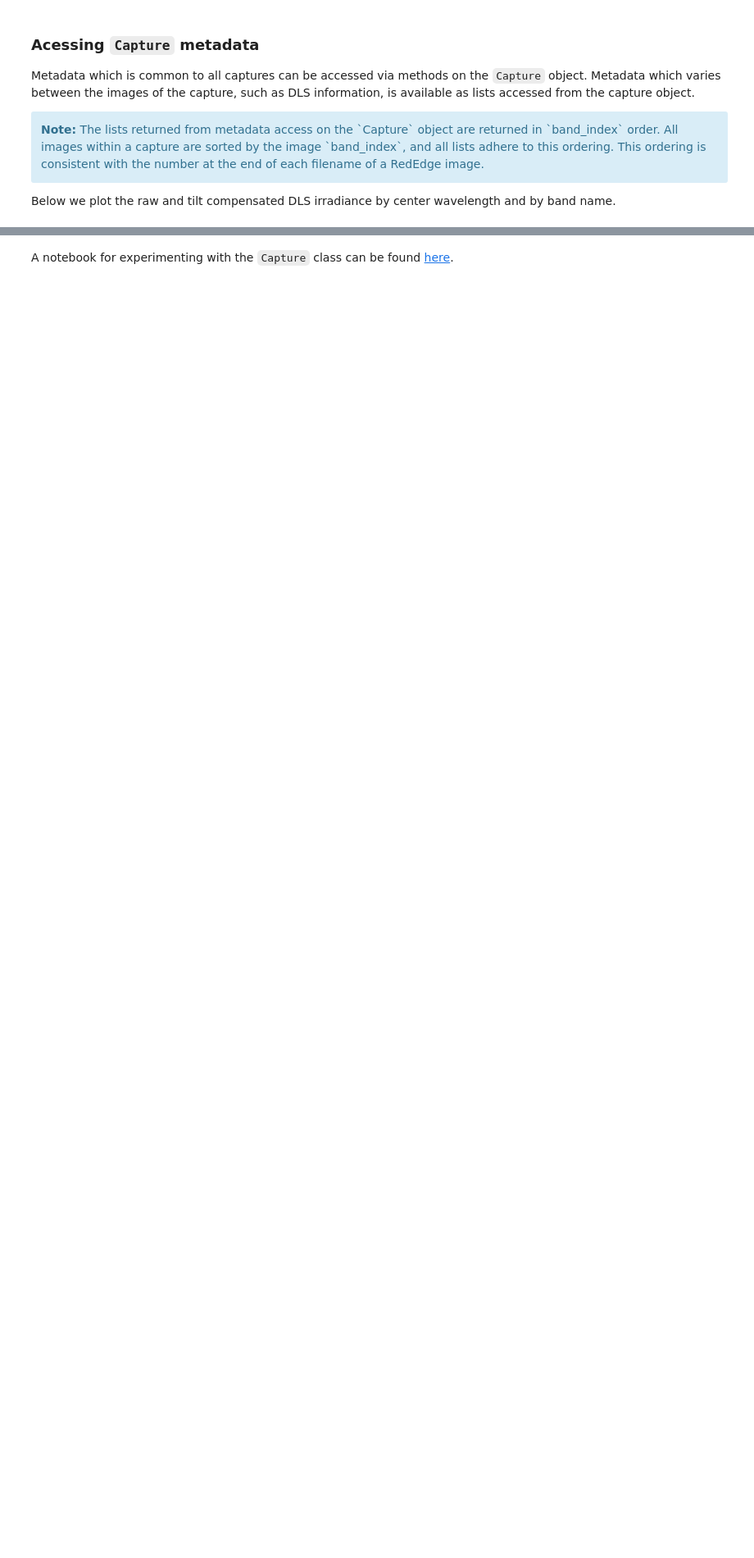
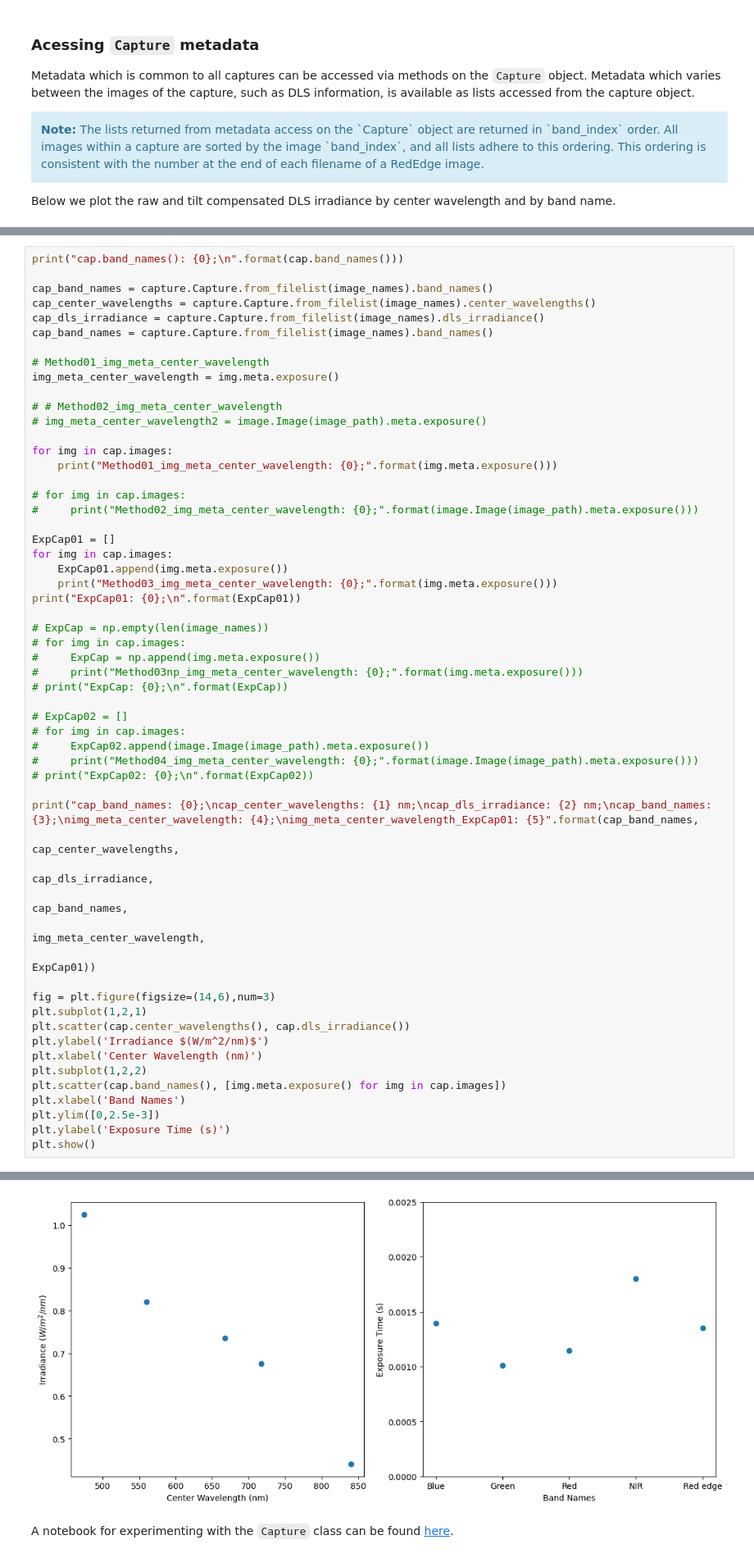
Before and after one commit to rrdpereira/imageprocessing, a Jupyter notebook: MicaSense Image Processing Tutorial 2.ipynb, the cells around one changed output, grey strips where cells are left out. Shown at 82% size. Saved outputs shown, nothing was run; the diff lists cells and outputs as text; blank space fills up the shorter version.

```diff
--- a/MicaSense Image Processing Tutorial 2.ipynb
+++ b/MicaSense Image Processing Tutorial 2.ipynb
@@ -152,0 +277,57 @@ plt.show()
+# %%
+print("cap.band_names(): {0};\n".format(cap.band_names()))
+
+cap_band_names = capture.Capture.from_filelist(image_names).band_names()
+cap_center_wavelengths = capture.Capture.from_filelist(image_names).center_wavelengths()
+cap_dls_irradiance = capture.Capture.from_filelist(image_names).dls_irradiance()
+cap_band_names = capture.Capture.from_filelist(image_names).band_names()
+
+# Method01_img_meta_center_wavelength
+img_meta_center_wavelength = img.meta.exposure()
+
+# # Method02_img_meta_center_wavelength
+# img_meta_center_wavelength2 = image.Image(image_path).meta.exposure()
+
+for img in cap.images:
+    print("Method01_img_meta_center_wavelength: {0};".format(img.meta.exposure()))
+
+# for img in cap.images:
+#     print("Method02_img_meta_center_wavelength: {0};".format(image.Image(image_path).meta.exposure()))
+
+ExpCap01 = []
+for img in cap.images:
+    ExpCap01.append(img.meta.exposure())
+    print("Method03_img_meta_center_wavelength: {0};".format(img.meta.exposure()))
+print("ExpCap01: {0};\n".format(ExpCap01))
+
+# ExpCap = np.empty(len(image_names))
+# for img in cap.images:
+#     ExpCap = np.append(img.meta.exposure())
+#     print("Method03np_img_meta_center_wavelength: {0};".format(img.meta.exposure()))
+# print("ExpCap: {0};\n".format(ExpCap))
+
+# ExpCap02 = []
+# for img in cap.images:
+#     ExpCap02.append(image.Image(image_path).meta.exposure())
+#     print("Method04_img_meta_center_wavelength: {0};".format(image.Image(image_path).meta.exposure()))
+# print("ExpCap02: {0};\n".format(ExpCap02))
+
+print("cap_band_names: {0};\ncap_center_wavelengths: {1} nm;\ncap_dls_irradiance: {2} nm;\ncap_band_names: {3};\nimg_meta_center_wavelength: {4};\nimg_meta_center_wavelength_ExpCap01: {5}".format(cap_band_names,
+                                                                                                             cap_center_wavelengths,
+                                                                                                             cap_dls_irradiance,
+                                                                                                             cap_band_names,
+                                                                                                             img_meta_center_wavelength,
+                                                                                                             ExpCap01))
+
+fig = plt.figure(figsize=(14,6),num=3)
+plt.subplot(1,2,1)
+plt.scatter(cap.center_wavelengths(), cap.dls_irradiance())
+plt.ylabel('Irradiance $(W/m^2/nm)$')
+plt.xlabel('Center Wavelength (nm)')
+plt.subplot(1,2,2)
+plt.scatter(cap.band_names(), [img.meta.exposure() for img in cap.images])
+plt.xlabel('Band Names')
+plt.ylim([0,2.5e-3])
+plt.ylabel('Exposure Time (s)')
+plt.show()
+# %% [output]
@@ -153,3 +351,4 @@ plt.show()
+[figure, added]
 # %% [markdown]
 A notebook for experimenting with the `Capture` class can be found [here](Captures.html).
 # %% [markdown]
```
Also changed, not shown: parts of 9 cells of this notebook, 14 other files.
